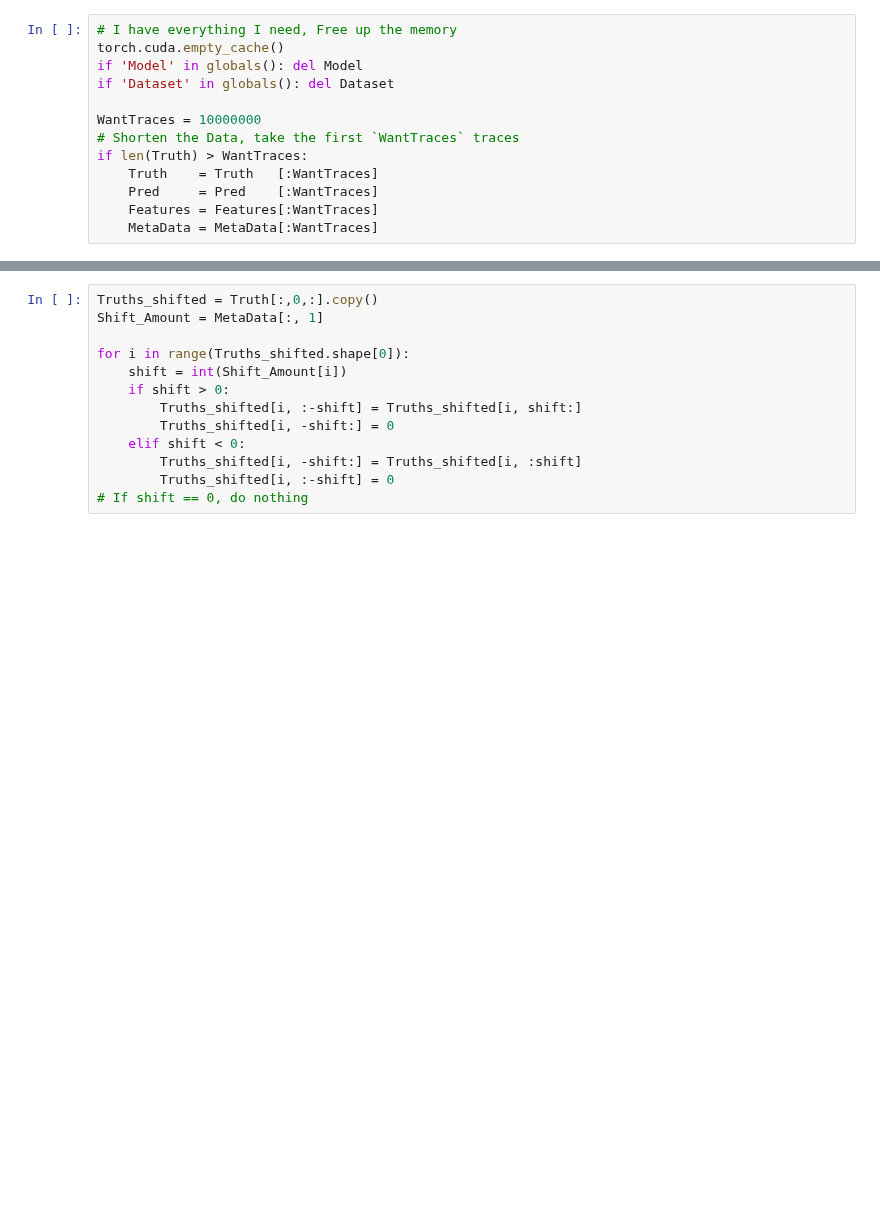
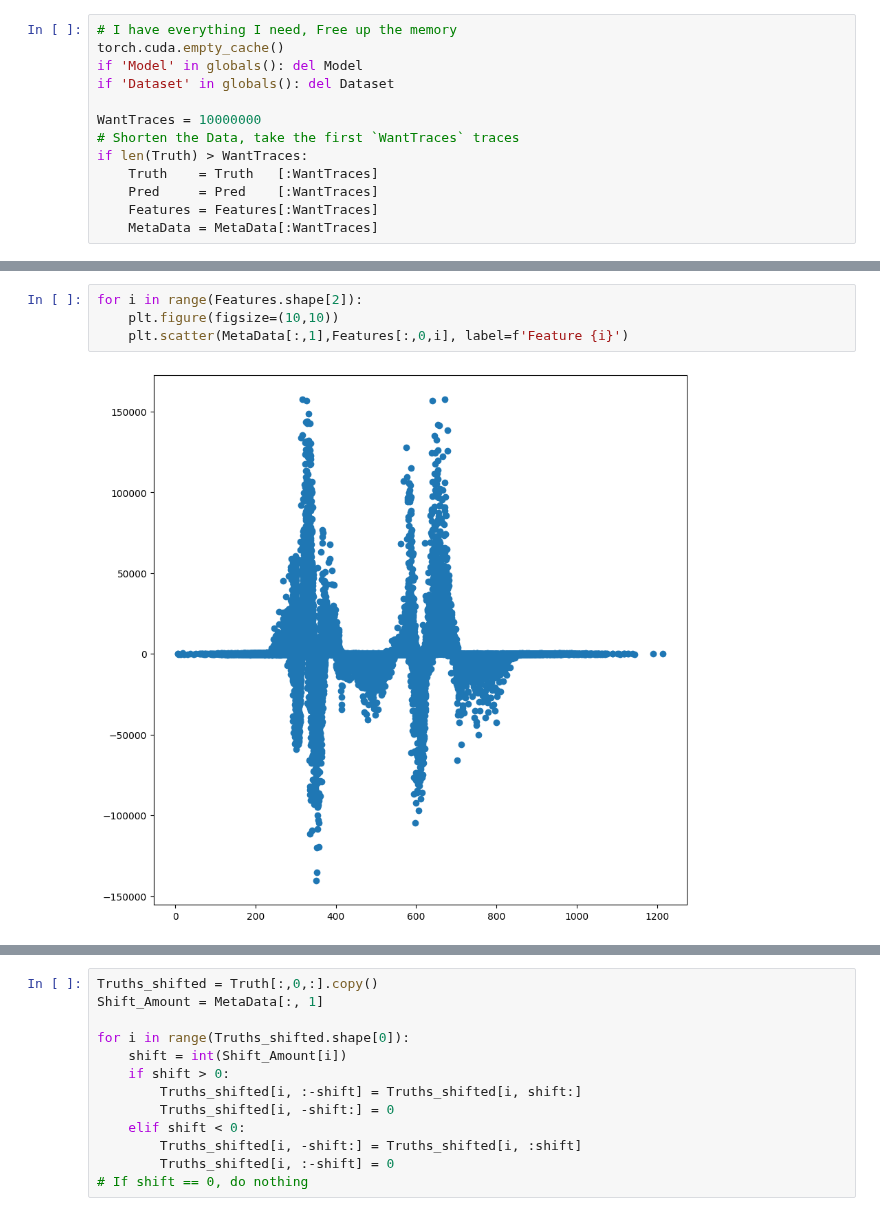
Before and after one commit to fedor-tairli/CDEProject, a Jupyter notebook: PulseTriggering/Code/InspectModels.ipynb, the cells around one changed output, grey strips where cells are left out. Saved outputs shown, nothing was run; the diff lists cells and outputs as text; blank space fills up the shorter version.

```diff
--- a/PulseTriggering/Code/InspectModels.ipynb
+++ b/PulseTriggering/Code/InspectModels.ipynb
@@ -222,0 +244,6 @@ Features:
+# %%
+for i in range(Features.shape[2]):
+    plt.figure(figsize=(10,10))
+    plt.scatter(MetaData[:,1],Features[:,0,i], label=f'Feature {i}')
+# %% [output]
+[figure, added]
```
Also changed, not shown: parts of 8 cells of this notebook, 9 other files.
